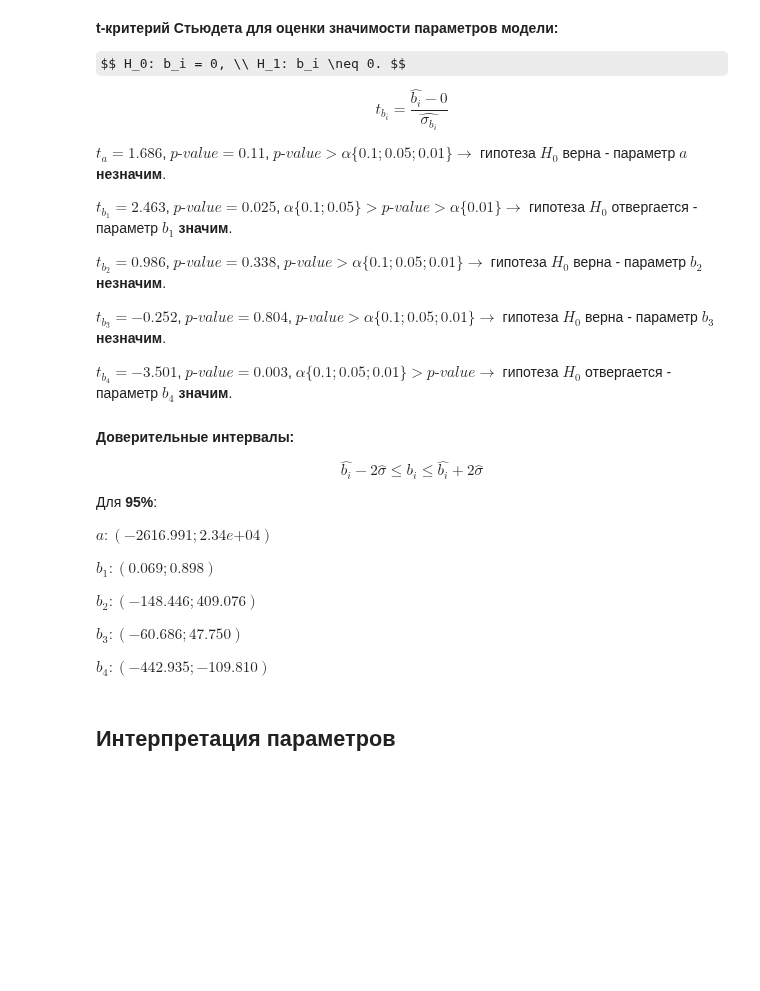
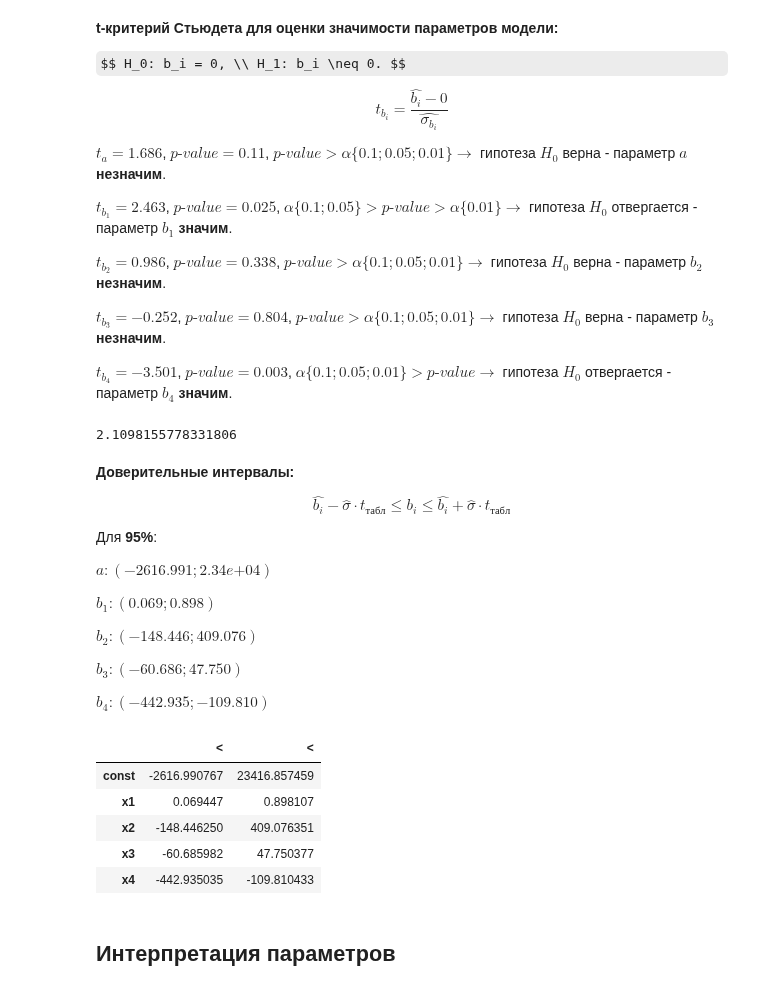
Before and after one commit to belo4ya/My-University, a Jupyter notebook: III Курс/(python) Эконометрика/03_linear_regression/main.ipynb, the cells around one changed output. Saved outputs shown, nothing was run; the diff lists cells and outputs as text; code cells hidden in the pictures; some formulas as TeX source; blank space fills up the shorter version.

```diff
--- a/III Курс/(python) Эконометрика/03_linear_regression/main.ipynb
+++ b/III Курс/(python) Эконометрика/03_linear_regression/main.ipynb
@@ -13,7 +14,7 @@ columns = {
     'Объем денежных накоплений в РФ миллиард руб. (y)': 'y'
 }
 # %%
-df = pd.read_excel('data/task.xlsx', header=3, usecols=[1, 2, 3, 4, 5])
+df = pd.read_excel('data/task.xlsx', sheet_name='Лист1', header=3, usecols=[1, 2, 3, 4, 5])
 df = df.rename(columns=columns)
 df
 # %% [output]
@@ -126,5 +127,5 @@ $$ \sum_{i}^{n}{(y_i - \hat{y_i})^2} \rightarrow \min_{n} $$
 
 $$ B = (X^T X)^{-1} X^T Y $$
 # %%
-model = sm.OLS(y, x).fit()
+multiple_model = sm.OLS(y, x).fit()
 # %%
@@ -221,3 +231,12 @@ $t_{b_3} = -0.252$, $p\text{-}value = 0.804$, $p\text{-}value > \alpha\{0.1;0.05
 
 $t_{b_4} = -3.501$, $p\text{-}value = 0.003	$, $\alpha\{0.1;0.05;0.01\} > p\text{-}value \rightarrow$
 гипотеза $H_0$ отвергается - параметр $b_4$ **значим**.
+# %%
+# t-критерий Стьюдента
+# для оценки значимости параметров модели
+# t_табл < t_набл - коэффициент b ЗНАЧИМО ОТЛИЧАЕТСЯ от [0].
+a = 0.05  # уровень значимости
+t_table = scipy.stats.t.ppf(1 - a / 2, multiple_model.df_resid)  # noqa
+t_table
+# %% [output]
+2.1098155778331806
@@ -224,7 +253,7 @@ $t_{b_4} = -3.501$, $p\text{-}value = 0.003	$, $\alpha\{0.1;0.05;0.01\} > p\text
 # %% [markdown]
 **Доверительные интервалы:**
 
-$$ \hat{b_i} - 2\hat{\sigma} \leq b_i \leq \hat{b_i} + 2\hat{\sigma} $$
+$$ \hat{b_i} - \hat{\sigma} \cdot t_{табл} \leq b_i \leq \hat{b_i} + \hat{\sigma} \cdot t_{табл} $$
 
 Для **95%**:
 
@@ -237,6 +266,16 @@ $b_2: (-148.446; 409.076)$
 $b_3: (-60.686; 47.750)$
 
 $b_4: (-442.935; -109.810)$
+# %%
+pd.concat([(multiple_model.params - multiple_model.bse * t_table).rename('<'),
+           (multiple_model.params + multiple_model.bse * t_table).rename('<')], axis=1)
+# %% [output]
+|  | < | < |
+| const | -2616.990767 | 23416.857459 |
+| x1 | 0.069447 | 0.898107 |
+| x2 | -148.446250 | 409.076351 |
+| x3 | -60.685982 | 47.750377 |
+| x4 | -442.935035 | -109.810433 |
 # %% [markdown]
 ## Интерпретация параметров
 # %% [markdown]
```
Also changed, not shown: parts of 22 cells of this notebook, 1 other file.
